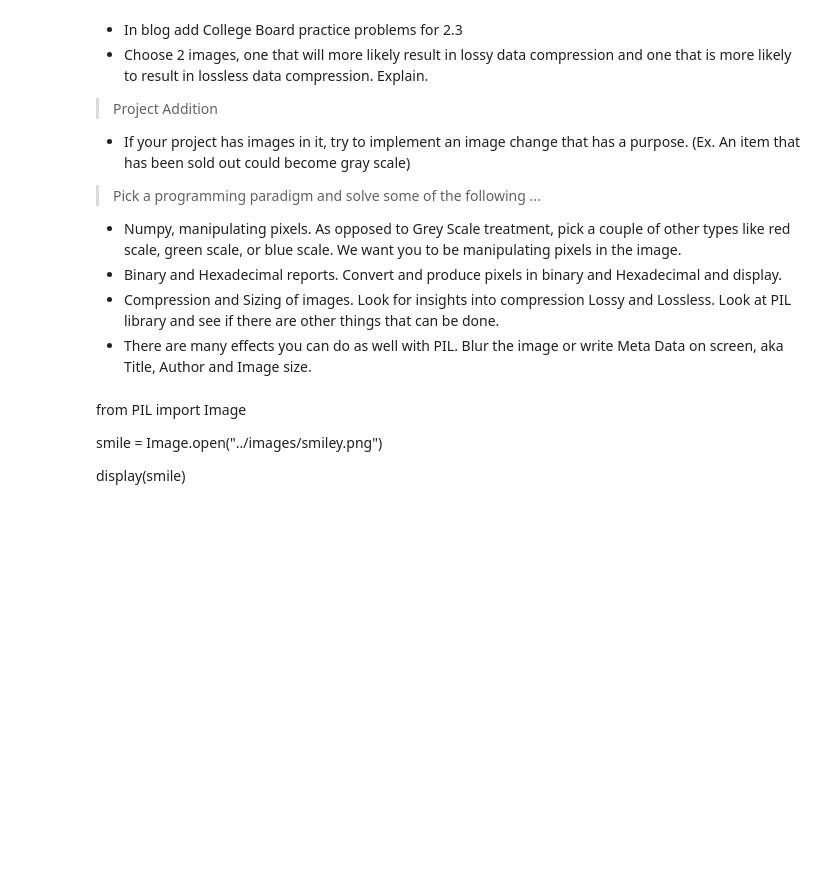
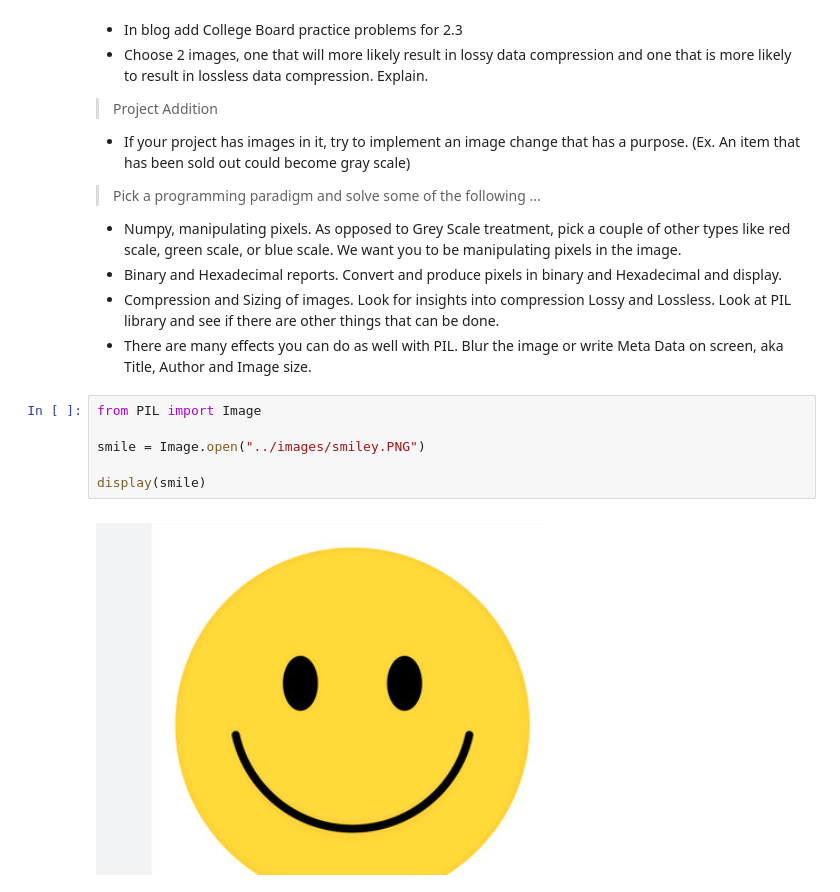
Before and after one commit to DeadshotLegend/Shivansh-Goel-Fast-Pages, a Jupyter notebook: _notebooks/2023-03-07-AP-unit2-2.ipynb, the cells around one changed output. Drawn from its saved outputs; the diff is of its cells as text; blank space fills up the shorter version.

```diff
--- a/_notebooks/2023-03-07-AP-unit2-2.ipynb
+++ b/_notebooks/2023-03-07-AP-unit2-2.ipynb
@@ -380,9 +455,11 @@ if __name__ == "__main__":
 - Binary and Hexadecimal reports.  Convert and produce pixels in binary and Hexadecimal and display.
 - Compression and Sizing of images.  Look for insights into compression Lossy and Lossless.  Look at PIL library and see if there are other things that can be done.
 - There are many effects you can do as well with PIL. Blur the image or write Meta Data on screen, aka Title, Author and Image size.
-# %% [markdown]
-from PIL import Image
-
-smile = Image.open("../images/smiley.png")
-
-display(smile)
+# %%
+from PIL import Image
+
+smile = Image.open("../images/smiley.PNG")
+
+display(smile)
+# %% [output]
+[figure, added]
```
Also changed, not shown: parts of 3 cells of this notebook, 6 other files.
